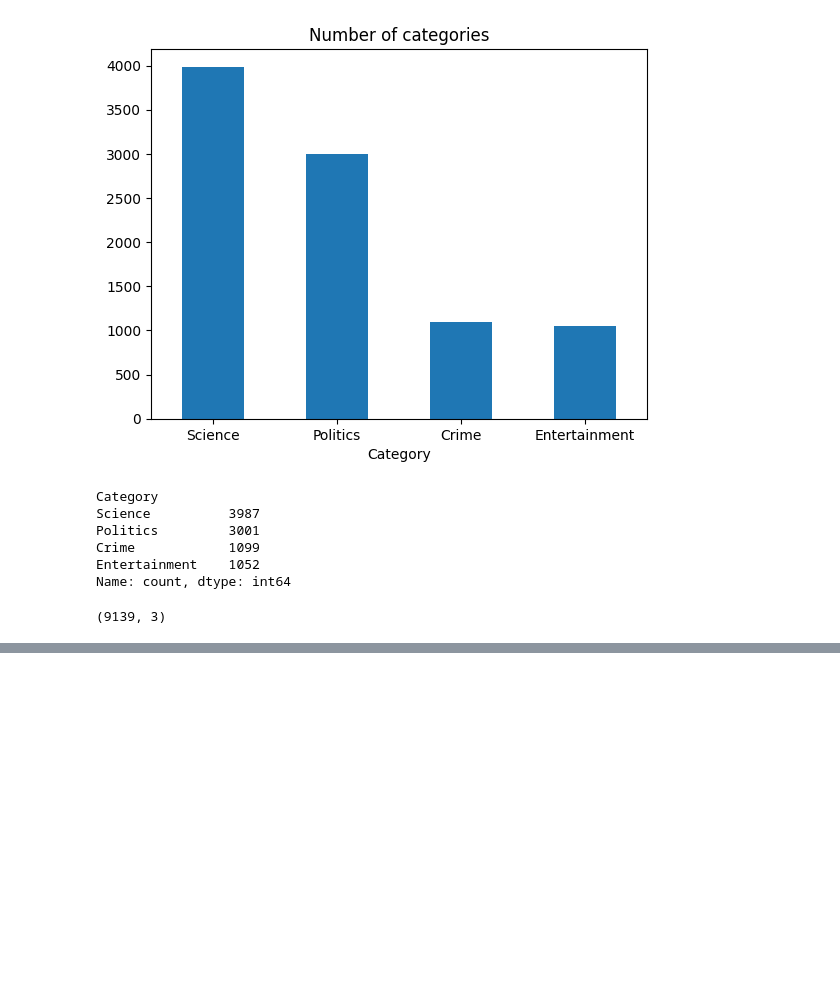
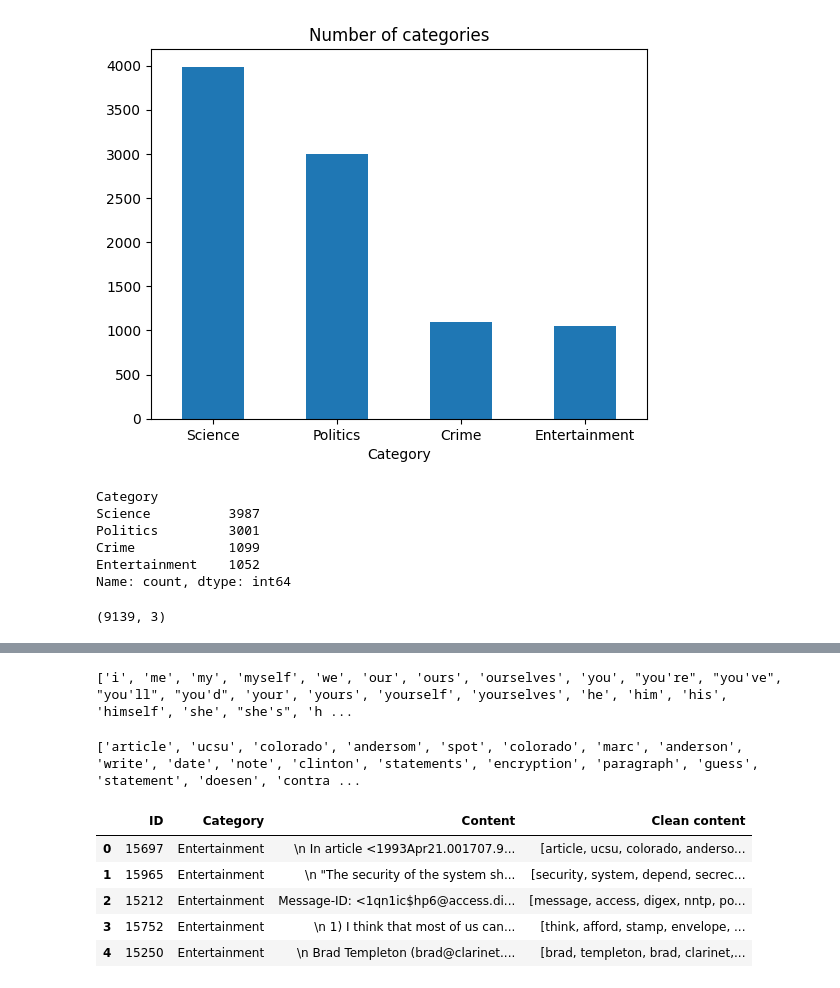
Before and after one commit to KacperUrban/Email-classification, a Jupyter notebook: ai/main.ipynb, the cells around one changed output, grey strips where cells are left out. Drawn from its saved outputs; the diff is of its cells as text; code cells hidden in the pictures; blank space fills up the shorter version.

Commit message:
Preprocess data

```diff
--- a/ai/main.ipynb
+++ b/ai/main.ipynb
@@ -62,0 +79,31 @@ df.shape
+# %%
+stop_words = stopwords.words('english')
+print(stop)
+# %% [output]
+['i', 'me', 'my', 'myself', 'we', 'our', 'ours', 'ourselves', 'you', "you're", "you've", "you'll", "you'd", 'your', 'yours', 'yourself', 'yourselves', 'he', 'him', 'his', 'himself', 'she', "she's", 'h ...
+# %%
+wordnet_lemmatizer = WordNetLemmatizer()
+
+def preprocessing(text):
+    tokenizer = re.compile(r'[^\w]+')
+    tokenized = tokenizer.split(text)
+    tokenized = [w.lower() for w in tokenized]
+    filtered_sentence = [w for w in tokenized if not w.lower() in stop_words]
+    filtered_sentence = [re.sub(r'\d+', '', w) for w in filtered_sentence if w.isalpha() and len(w) > 3]
+    filtered_sentence = [wordnet_lemmatizer.lemmatize(w, pos="v") for w in filtered_sentence if not w in stop_words]
+    return filtered_sentence
+# %%
+df["Clean content"] = df["Content"].apply(lambda x: preprocessing(x))
+# %%
+print(df["Clean content"][0])
+# %% [output]
+['article', 'ucsu', 'colorado', 'andersom', 'spot', 'colorado', 'marc', 'anderson', 'write', 'date', 'note', 'clinton', 'statements', 'encryption', 'paragraph', 'guess', 'statement', 'doesen', 'contra ...
+# %%
+df.head()
+# %% [output]
+|  | ID | Category | Content | Clean content |
+| 0 | 15697 | Entertainment | \n In article <1993Apr21.001707.9... | [article, ucsu, colorado, anderso... |
+| 1 | 15965 | Entertainment | \n "The security of the system sh... | [security, system, depend, secrec... |
+| 2 | 15212 | Entertainment | Message-ID: <1qn1ic$hp6@access.di... | [message, access, digex, nntp, po... |
+| 3 | 15752 | Entertainment | \n 1) I think that most of us can... | [think, afford, stamp, envelope, ... |
+| 4 | 15250 | Entertainment | \n Brad Templeton (brad@clarinet.... | [brad, templeton, brad, clarinet,... |
```
Also changed, not shown: parts of 3 cells of this notebook.
